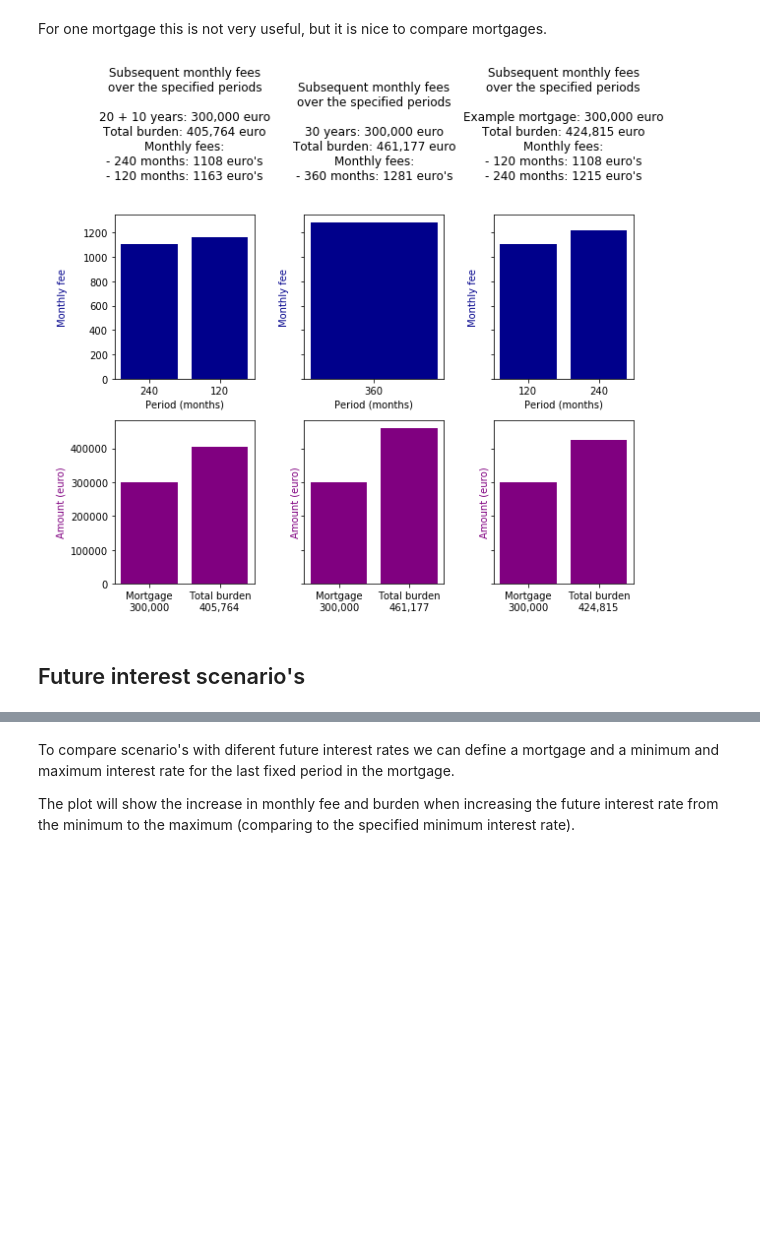
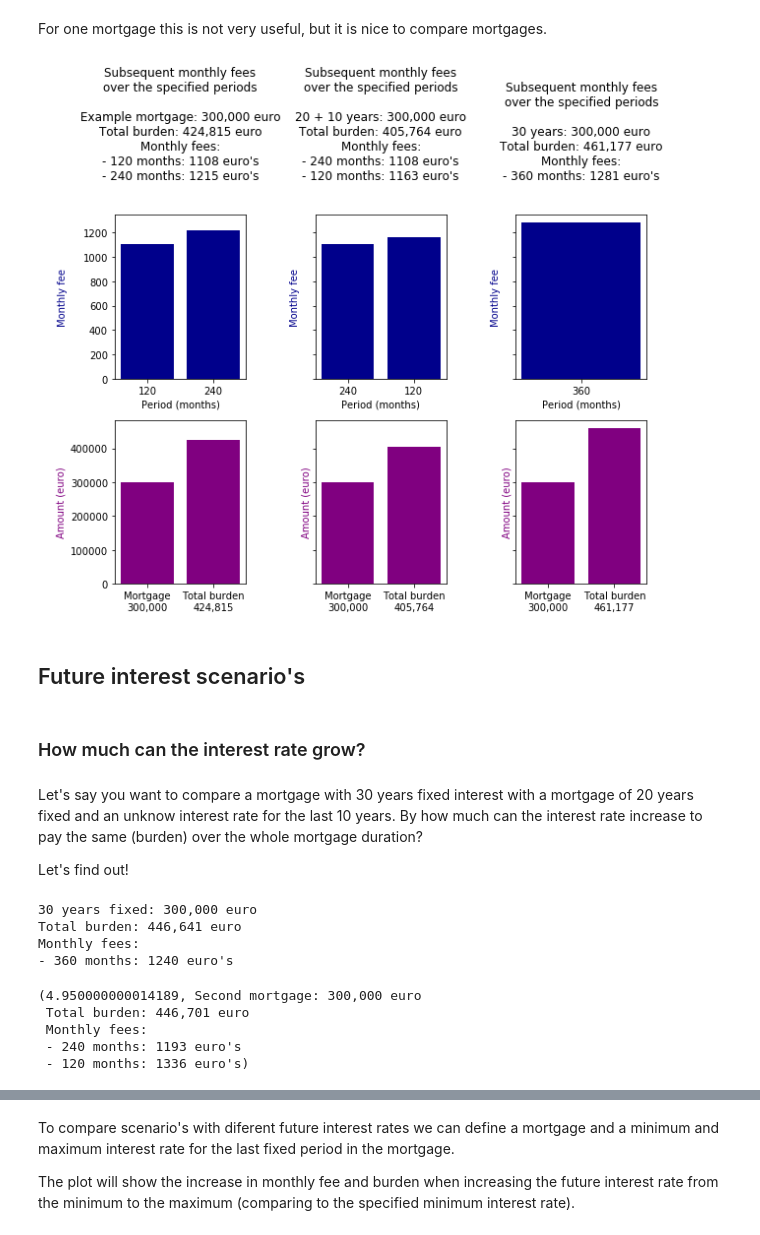
Before and after one commit to roelbertens/mortgages, a Jupyter notebook: notebooks/mortgage.ipynb, the cells around one changed output, grey strips where cells are left out. Cells and saved outputs as stored; diff of their text form; code cells hidden in the pictures; blank space fills up the shorter version.

Commit message:
-deal with zero interest rate -change compare plot order -add scenario to find interest which yields equal burden -update notebook to reflect the changes

```diff
--- a/notebooks/mortgage.ipynb
+++ b/notebooks/mortgage.ipynb
@@ -50,22 +54,42 @@ mortgage_example.plot();
 # %% [markdown]
 For one mortgage this is not very useful, but it is nice to compare mortgages.
 # %%
-mortgage_example2 = compute_mortgage(
+fixed_20_10 = compute_mortgage(
     periods=[240, 120],
     interest_rates=[2, 3],
     mortgage_amount=300_000,
     mortgage_duration=360,
     name='20 + 10 years')
 
-mortgage_example3 = compute_mortgage(
+fixed_30 = compute_mortgage(
     periods=[360],
     interest_rates=[3.1],
     mortgage_amount=300_000,
     mortgage_duration=360,
     name='30 years')
 # %%
-mortgage_example.compare([mortgage_example2, mortgage_example3]);
+mortgage_example.compare([fixed_20_10, fixed_30]);
 # %% [output]
-[figure, old version]
+[figure, new version]
 # %% [markdown]
 ## Future interest scenario's
+# %% [markdown]
+### How much can the interest rate grow?
+# %% [markdown]
+Let's say you want to compare a mortgage with 30 years fixed interest with a mortgage of 20 years fixed and an unknow interest rate for the last 10 years. By how much can the interest rate increase to pay the same (burden) over the whole mortgage duration?
+
+Let's find out!
+# %%
+# first we define the 30 years fixed mortgage
+fixed_30 = compute_mortgage(
+    periods=[360],
+    interest_rates=[2.85],
+    mortgage_amount=300_000,
+    mortgage_duration=360,
+    name='30 years fixed')
+fixed_30
+# %% [output]
+30 years fixed: 300,000 euro
+Total burden: 446,641 euro
+Monthly fees:
+- 360 months: 1240 euro's
@@ -71,0 +100,11 @@ mortgage_example.compare([mortgage_example2, mortgage_example3]);
+# %%
+# finaly we compute the interest rate for which the two mortgages will have a similar total burden
+find_equal_burden_future_interest(mortgage_a=fixed_30,
+                                  periods_b=second_mortgage_periods,
+                                  interest_rates_b=second_mortgage_interest_rates)
+# %% [output]
+(4.950000000014189, Second mortgage: 300,000 euro
+ Total burden: 446,701 euro
+ Monthly fees:
+ - 240 months: 1193 euro's
+ - 120 months: 1336 euro's)
```
Also changed, not shown: parts of 9 cells of this notebook, 3 other files.
